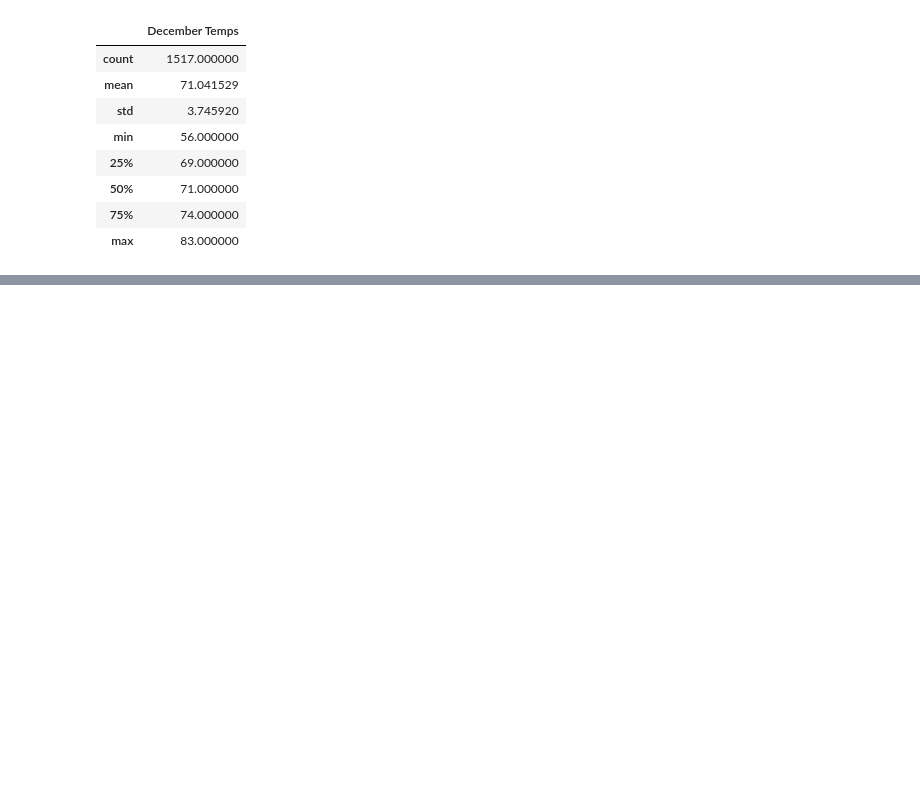
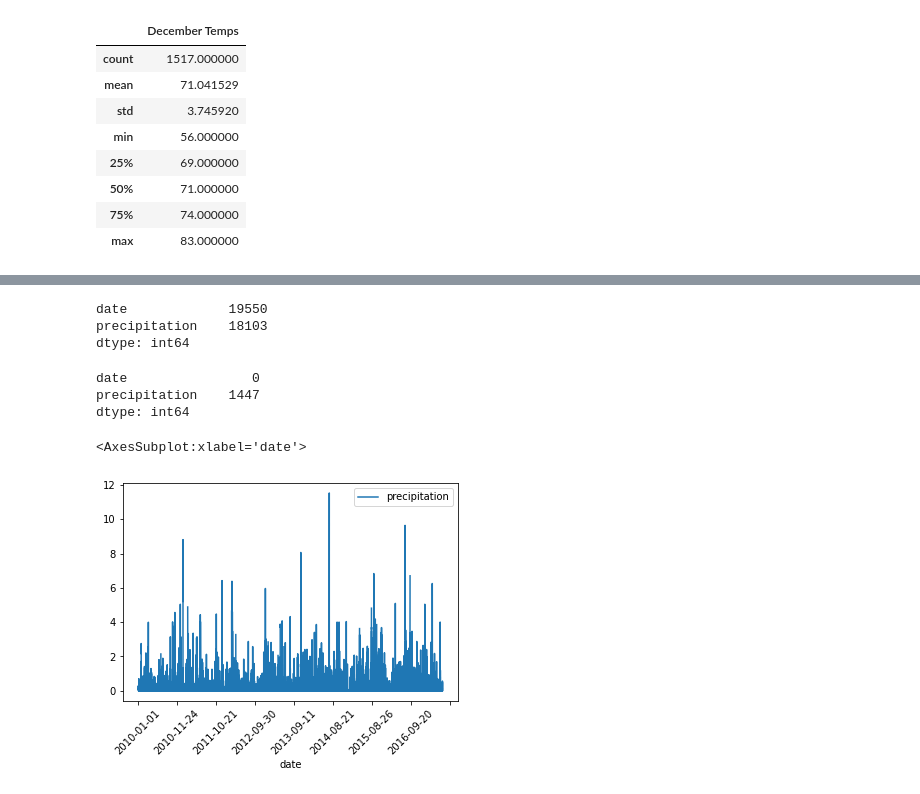
Before and after one commit to miwermi/surfs-up, a Jupyter notebook: SurfsUp_Challenge.ipynb, the cells around one changed output, grey strips where cells are left out. Cells and saved outputs as stored; diff of their text form; code cells hidden in the pictures; blank space fills up the shorter version.

```diff
--- a/SurfsUp_Challenge.ipynb
+++ b/SurfsUp_Challenge.ipynb
@@ -126,0 +155,3 @@ ddf.describe()
+# %%
+oahurain = session.query(Measurement.date, Measurement.prcp).filter(Measurement.date)
+print(oahurain.all())
@@ -126,0 +160,8 @@ ddf.describe()
+# %%
+# Save the query results as a Pandas DataFrame and set the index to the date column
+oahurain_df = pd.DataFrame(oahurain, columns=['date','precipitation'])
+oahurain_df.set_index(oahurain_df['date'], inplace=True)
+
+# Sort the dataframe by date
+oahurain_df = oahurain_df.sort_index()
+print(oahurain_df.to_string(index=False))
@@ -126,0 +186,25 @@ ddf.describe()
+# %%
+# How many data points are in our data (9 stations though... DOH!)
+oahurain_df.count()
+
+# I'm trying to figure out what else I can do with this data... but...
+# without restricting it to just one station... it's a mess!
+# %% [output]
+date             19550
+precipitation    18103
+dtype: int64
+# %%
+# How many times did it not rain at all? -- or wait... null values actually do not mean anything.
+# There are actual zeros in the data and NaN entries more likely mean no data was recorded and that is it.
+# SCRATCH THIS
+oahurain_df.isna().sum()
+# %% [output]
+date                0
+precipitation    1447
+dtype: int64
+# %%
+# This is the preceip for ALL the data... lol... I'm going backwards...
+oahurain_df.plot(rot = 45)
+# %% [output]
+<AxesSubplot:xlabel='date'>
+[figure, added]
```
Also changed, not shown: parts of 7 cells of this notebook, 1 other file.
